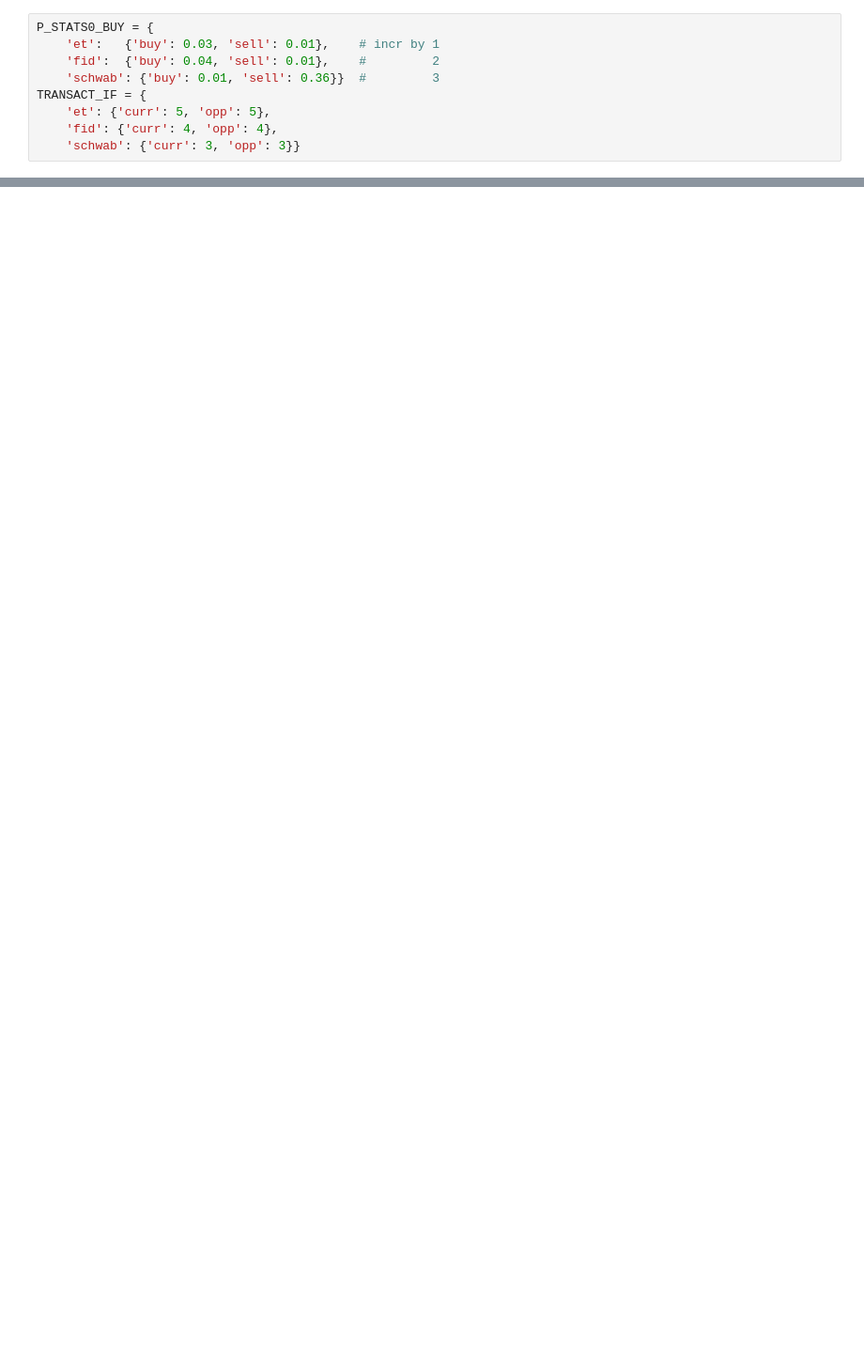
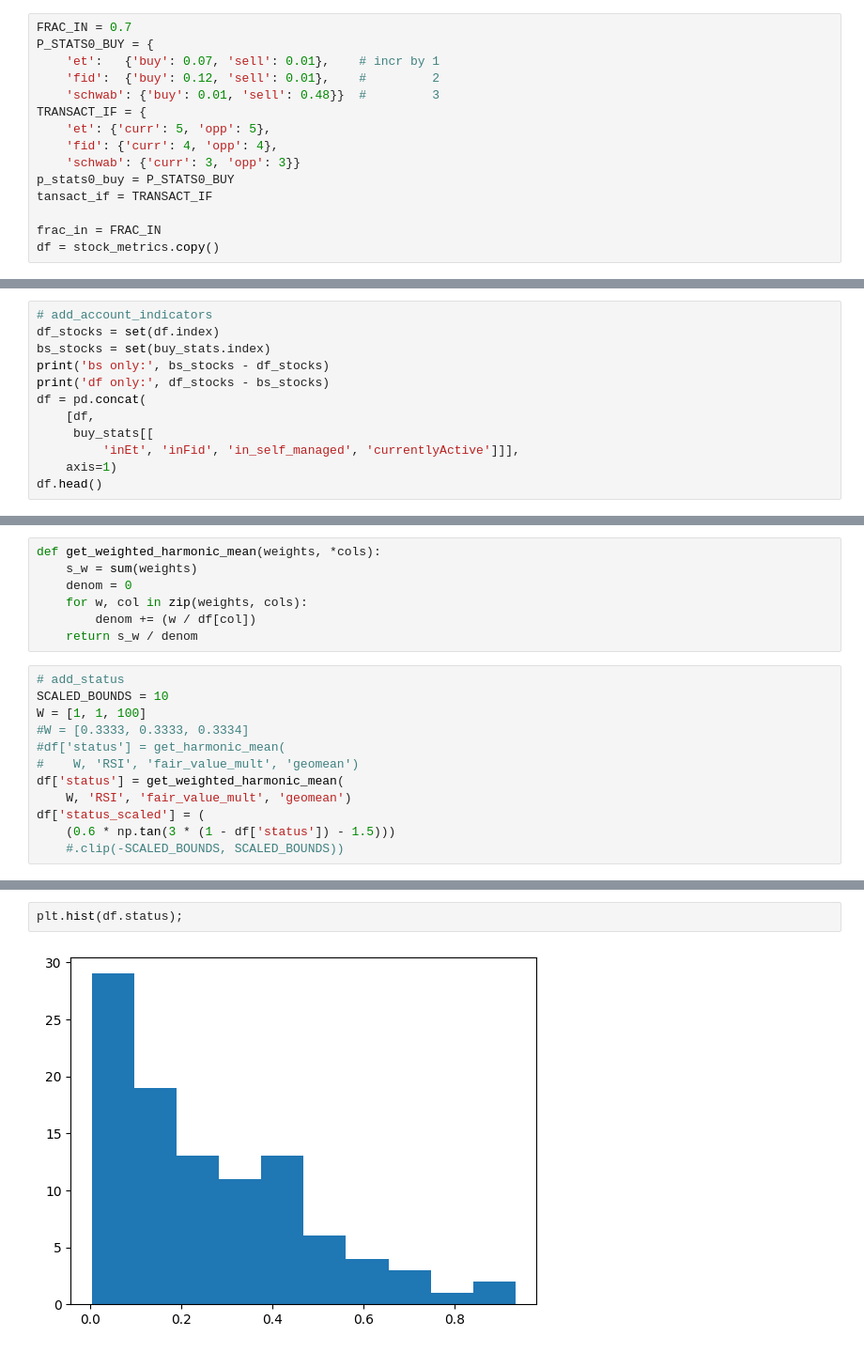
Before and after one commit to damiansp/marketModeling, a Jupyter notebook: notebooks/Untitled.ipynb, the cells around one changed output, grey strips where cells are left out. Shown at 94% size. Saved outputs shown, nothing was run; the diff lists cells and outputs as text; blank space fills up the shorter version.

```diff
--- a/notebooks/Untitled.ipynb
+++ b/notebooks/Untitled.ipynb
@@ -3,9 +137,15 @@ import numpy as np
 # %%
+FRAC_IN = 0.7
 P_STATS0_BUY = {
-    'et':   {'buy': 0.03, 'sell': 0.01},    # incr by 1
-    'fid':  {'buy': 0.04, 'sell': 0.01},    #         2
-    'schwab': {'buy': 0.01, 'sell': 0.36}}  #         3
+    'et':   {'buy': 0.07, 'sell': 0.01},    # incr by 1
+    'fid':  {'buy': 0.12, 'sell': 0.01},    #         2
+    'schwab': {'buy': 0.01, 'sell': 0.48}}  #         3
 TRANSACT_IF = {
     'et': {'curr': 5, 'opp': 5},
     'fid': {'curr': 4, 'opp': 4},
     'schwab': {'curr': 3, 'opp': 3}}
+p_stats0_buy = P_STATS0_BUY
+tansact_if = TRANSACT_IF
+
+frac_in = FRAC_IN
+df = stock_metrics.copy()
@@ -68,0 +152,12 @@ array(['b', 'b', 'c', 'a', 'b', 'b', 'b', 'a', 'a', 'a'], dtype='<U1')
+# %%
+# add_account_indicators
+df_stocks = set(df.index)
+bs_stocks = set(buy_stats.index)
+print('bs only:', bs_stocks - df_stocks)
+print('df only:', df_stocks - bs_stocks)
+df = pd.concat(
+    [df,
+     buy_stats[[
+         'inEt', 'inFid', 'in_self_managed', 'currentlyActive']]],
+    axis=1)
+df.head()
@@ -68,0 +182,19 @@ array(['b', 'b', 'c', 'a', 'b', 'b', 'b', 'a', 'a', 'a'], dtype='<U1')
+# %%
+def get_weighted_harmonic_mean(weights, *cols):
+    s_w = sum(weights)
+    denom = 0
+    for w, col in zip(weights, cols):
+        denom += (w / df[col])
+    return s_w / denom
+# %%
+# add_status
+SCALED_BOUNDS = 10
+W = [1, 1, 100]
+#W = [0.3333, 0.3333, 0.3334]
+#df['status'] = get_harmonic_mean(
+#    W, 'RSI', 'fair_value_mult', 'geomean')
+df['status'] = get_weighted_harmonic_mean(
+    W, 'RSI', 'fair_value_mult', 'geomean')
+df['status_scaled'] = (
+    (0.6 * np.tan(3 * (1 - df['status']) - 1.5)))
+    #.clip(-SCALED_BOUNDS, SCALED_BOUNDS))
@@ -68,0 +217,4 @@ array(['b', 'b', 'c', 'a', 'b', 'b', 'b', 'a', 'a', 'a'], dtype='<U1')
+# %%
+plt.hist(df.status);
+# %% [output]
+[figure, added]
```
Also changed, not shown: parts of 27 cells of this notebook, 23 other files.
